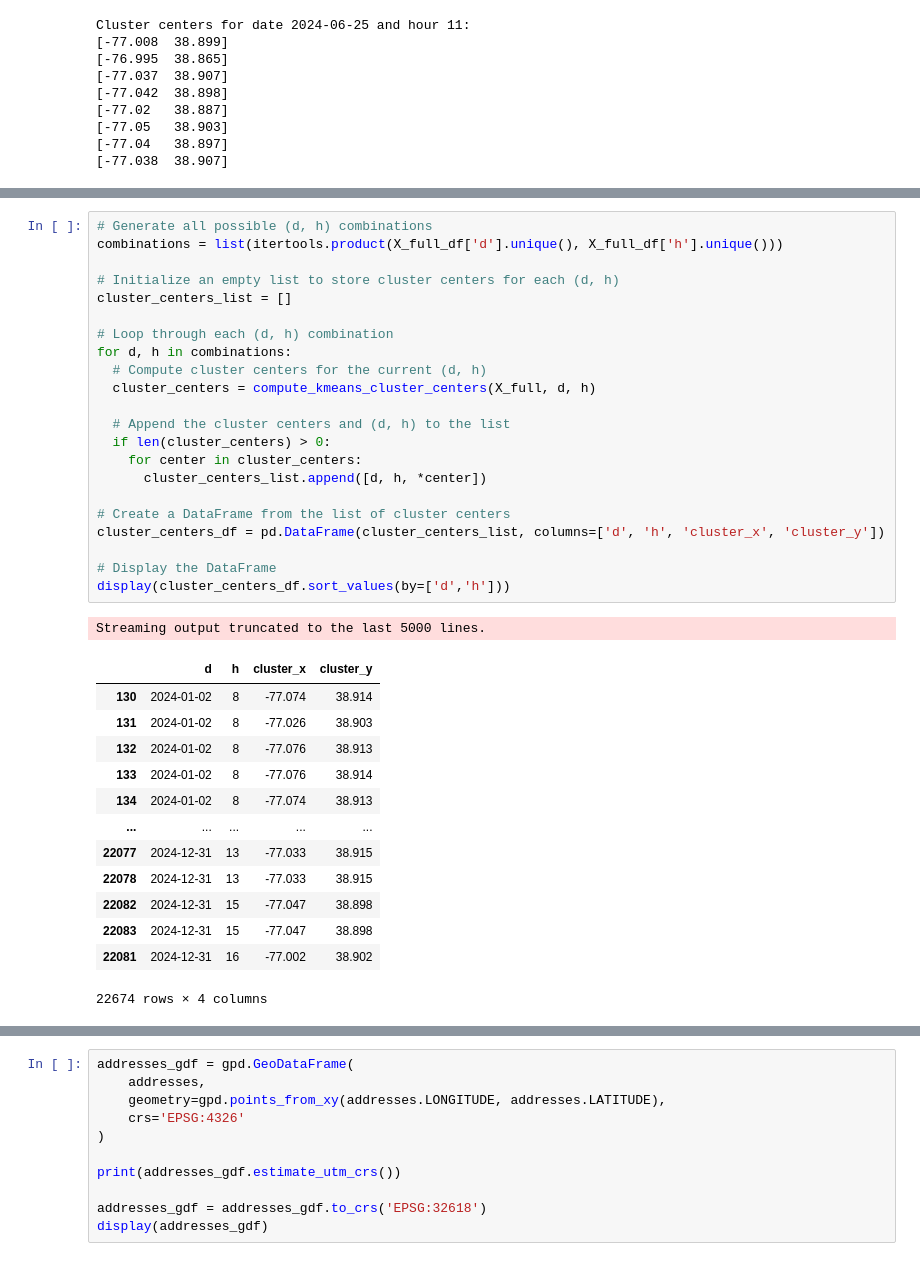
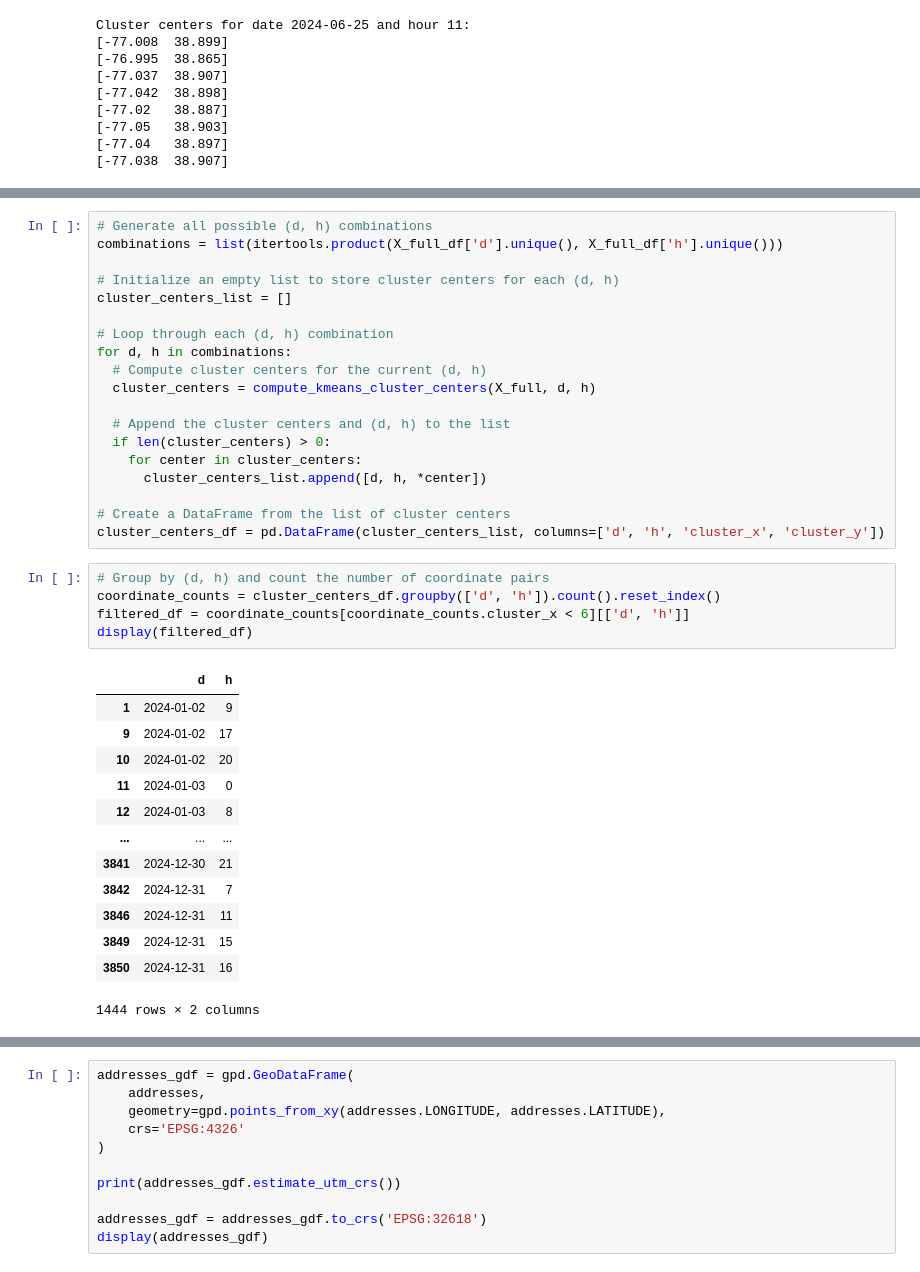
Before and after one commit to reedmarkham/meter-made, a Jupyter notebook: meter_made.ipynb, the cells around one changed output, grey strips where cells are left out. Drawn from its saved outputs; the diff is of its cells as text.

```diff
--- a/meter_made.ipynb
+++ b/meter_made.ipynb
@@ -411,21 +417,22 @@ for d, h in combinations:
 
 # Create a DataFrame from the list of cluster centers
 cluster_centers_df = pd.DataFrame(cluster_centers_list, columns=['d', 'h', 'cluster_x', 'cluster_y'])
-
-# Display the DataFrame
-display(cluster_centers_df.sort_values(by=['d','h']))
-# %% [output]
-Streaming output truncated to the last 5000 lines.
-|  | d | h | cluster_x | cluster_y |
-| 130 | 2024-01-02 | 8 | -77.074 | 38.914 |
-| 131 | 2024-01-02 | 8 | -77.026 | 38.903 |
-| 132 | 2024-01-02 | 8 | -77.076 | 38.913 |
-| 133 | 2024-01-02 | 8 | -77.076 | 38.914 |
-| 134 | 2024-01-02 | 8 | -77.074 | 38.913 |
-| ... | ... | ... | ... | ... |
-| 22077 | 2024-12-31 | 13 | -77.033 | 38.915 |
-| 22078 | 2024-12-31 | 13 | -77.033 | 38.915 |
-| 22082 | 2024-12-31 | 15 | -77.047 | 38.898 |
-| 22083 | 2024-12-31 | 15 | -77.047 | 38.898 |
-| 22081 | 2024-12-31 | 16 | -77.002 | 38.902 |
-22674 rows × 4 columns
+# %%
+# Group by (d, h) and count the number of coordinate pairs
+coordinate_counts = cluster_centers_df.groupby(['d', 'h']).count().reset_index()
+filtered_df = coordinate_counts[coordinate_counts.cluster_x < 6][['d', 'h']]
+display(filtered_df)
+# %% [output]
+|  | d | h |
+| 1 | 2024-01-02 | 9 |
+| 9 | 2024-01-02 | 17 |
+| 10 | 2024-01-02 | 20 |
+| 11 | 2024-01-03 | 0 |
+| 12 | 2024-01-03 | 8 |
+| ... | ... | ... |
+| 3841 | 2024-12-30 | 21 |
+| 3842 | 2024-12-31 | 7 |
+| 3846 | 2024-12-31 | 11 |
+| 3849 | 2024-12-31 | 15 |
+| 3850 | 2024-12-31 | 16 |
+1444 rows × 2 columns
```
Also changed, not shown: parts of 12 cells of this notebook.
